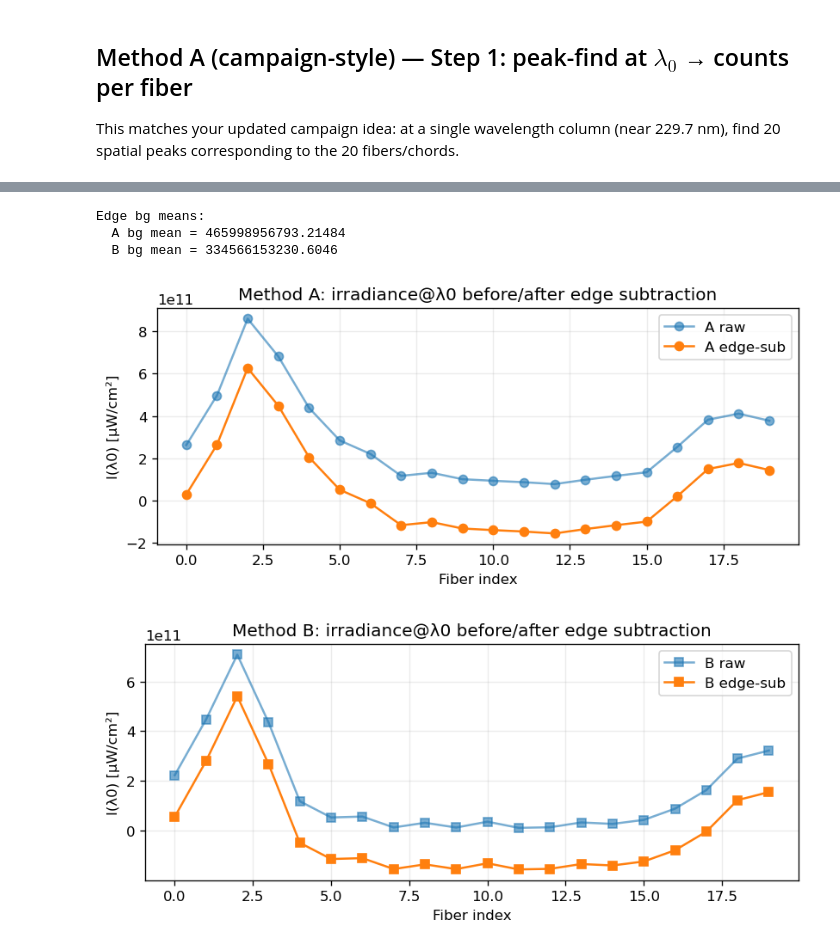
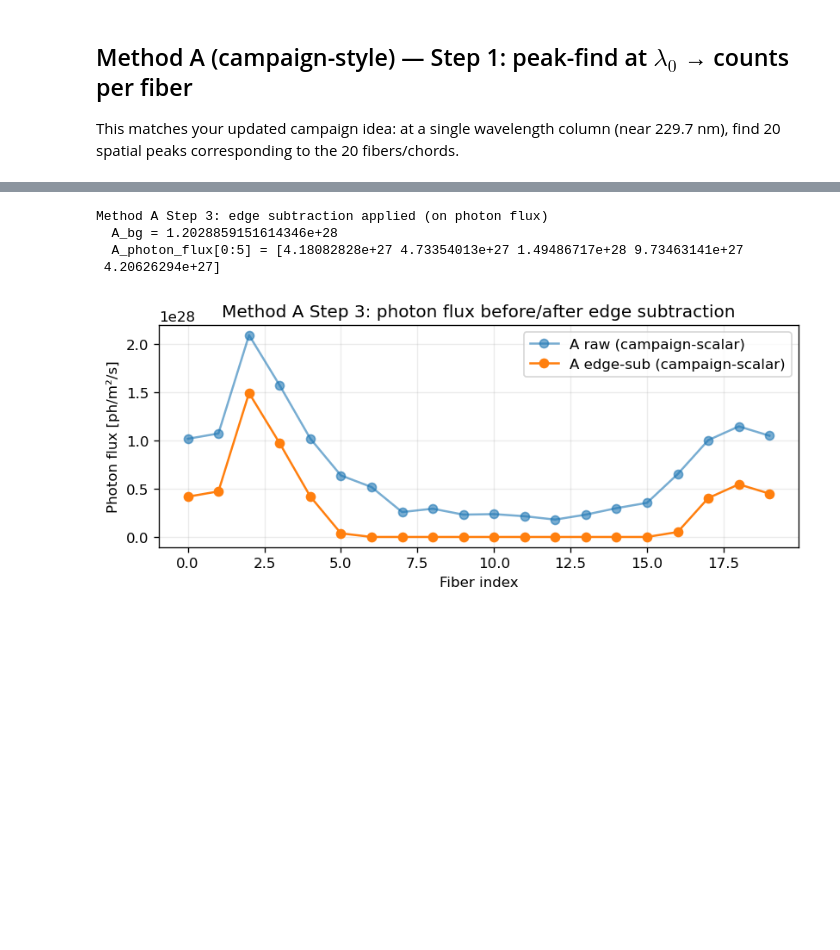
Before and after one commit to elyselian/spectroscopy, a Jupyter notebook: compare_methods_250424006.ipynb, the cells around one changed output, grey strips where cells are left out. Saved outputs shown, nothing was run; the diff lists cells and outputs as text; code cells hidden in the pictures; blank space fills up the shorter version.

```diff
--- a/compare_methods_250424006.ipynb
+++ b/compare_methods_250424006.ipynb
@@ -42,7 +42,7 @@ CONFIG = {
     "h": 6.62607015e-34,
     "c": 299_792_458.0,
     # ----- exposure correction -----
-    "gate_cal_s": 21.0,  # campaign + calibration reference exposure
+    "gate_cal_s": 20.999,  # campaign + calibration reference exposure
     # ----- peak finding (spatial peaks at a wavelength column) -----
     "spatial_peak": {
         "smooth_window": 9,
@@ -609,72 +331,29 @@ We apply the same background subtraction logic used in `SXB_Analysis.py`: averag
 # %%
 edge = np.array(CONFIG["edge_chords"], dtype=int)
 
+# Background subtraction (campaign-style): subtract half the mean edge-chord photon flux
+A_bg = float(np.nanmean(np.asarray(A0_photon_flux_raw, dtype=float)[edge]))
+A_photon_flux = np.asarray(A0_photon_flux_raw, dtype=float) - 0.5 * A_bg
+A_photon_flux = np.clip(A_photon_flux, 0.0, None)
 
+print("Method A Step 3: edge subtraction applied (on photon flux)")
+print("  A_bg =", A_bg)
+print("  A_photon_flux[0:5] =", np.asarray(A_photon_flux, dtype=float)[:5])
 
-A_bg = float(np.nanmean(np.asarray(A_irr_uW_cm2, dtype=float)[edge]))
-
-B_bg = float(np.nanmean(np.asarray(B_irr_lambda0_uW_cm2, dtype=float)[edge]))
-
-
-
-A_sub = np.asarray(A_irr_uW_cm2, dtype=float) - 0.5 * A_bg
-
-B_sub = np.asarray(B_irr_lambda0_uW_cm2, dtype=float) - 0.5 * B_bg
-
-
-
-print("Edge bg means:")
-
-print("  A bg mean =", A_bg)
-
-print("  B bg mean =", B_bg)
-
-
-
+# Step 3 plot (end): Method A photon flux before/after edge subtraction
 plt.figure(figsize=(7, 3.2))
-
-plt.plot(A_irr_uW_cm2, "o-", alpha=0.6, label="A raw")
-
-plt.plot(A_sub, "o-", label="A edge-sub")
-
-plt.title("Method A: irradiance before/after edge subtraction")
-
+plt.plot(A0_photon_flux_raw, "o-", alpha=0.6, label="A raw (campaign-scalar)")
+plt.plot(A_photon_flux, "o-", label="A edge-sub (campaign-scalar)")
+plt.title("Method A Step 3: photon flux before/after edge subtraction")
 plt.xlabel("Fiber index")
-
-plt.ylabel("I [µW/cm²]")
-
+plt.ylabel("Photon flux [ph/m²/s]")
 plt.grid(True, alpha=0.25)
-
 plt.legend()
-
 plt.tight_layout()
-
 plt.show()
-
-
-
-plt.figure(figsize=(7, 3.2))
-
-plt.plot(B_irr_lambda0_uW_cm2, "s-", alpha=0.6, label="B raw")
-
-plt.plot(B_sub, "s-", label="B edge-sub")
-
-plt.title("Method B: irradiance@λ0 before/after edge subtraction")
-
-plt.xlabel("Fiber index")
-
-plt.ylabel("I(λ0) [µW/cm²]")
-
-plt.grid(True, alpha=0.25)
-
-plt.legend()
-
-plt.tight_layout()
-
-plt.show()
 # %% [output]
-Edge bg means:
-  A bg mean = 465998956793.21484
-  B bg mean = 334566153230.6046
+Method A Step 3: edge subtraction applied (on photon flux)
+  A_bg = 1.2028859151614346e+28
+  A_photon_flux[0:5] = [4.18082828e+27 4.73354013e+27 1.49486717e+28 9.73463141e+27
+ 4.20626294e+27]
-[figure, old version]
+[figure, new version]
-[figure, removed]
```
Also changed, not shown: parts of 30 cells of this notebook, 1 other file.
